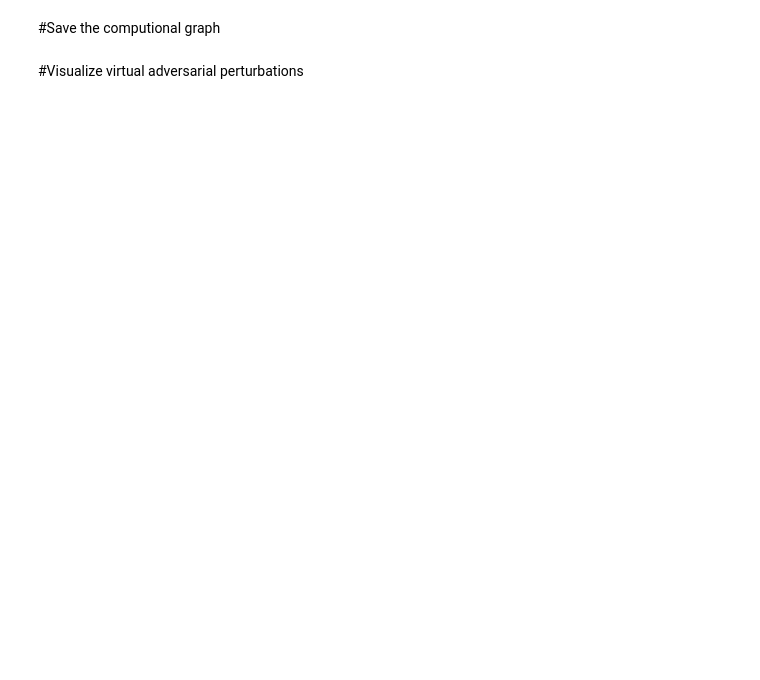
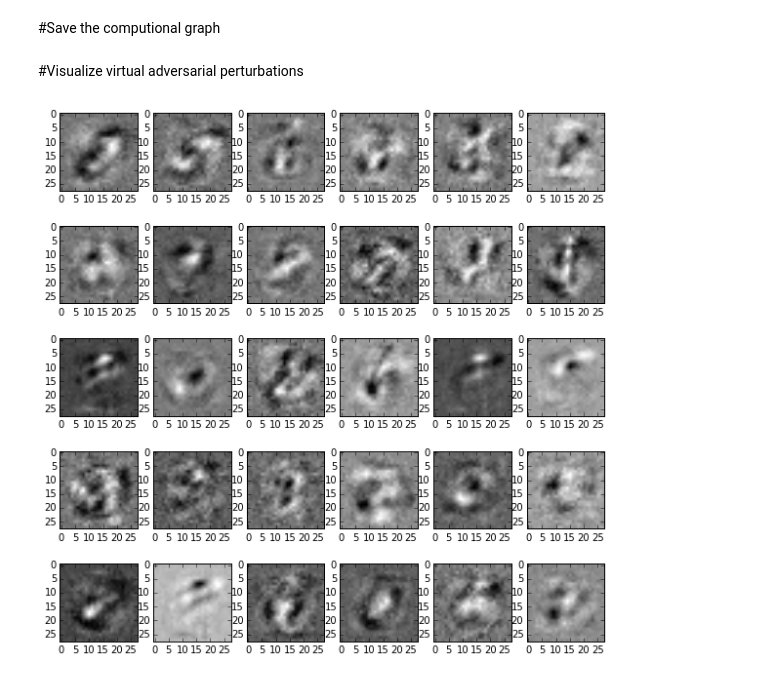
Before and after one commit to takerum/vat_chainer, a Jupyter notebook: source/train.ipynb, the cells around one changed output. Drawn from its saved outputs; the diff is of its cells as text; code cells hidden in the pictures; blank space fills up the shorter version.

```diff
--- a/source/train.ipynb
+++ b/source/train.ipynb
@@ -72,9 +76,15 @@ for epoch in xrange(100):
     sum_accuracy = 0
 
     for i in xrange(0, 60000, batchsize):
-        x_batch = Variable(cuda.to_gpu(x_train[indexes[i : i + batchsize]]))
-        y_batch = Variable(cuda.to_gpu(y_train[indexes[i : i + batchsize]]))
+        x_batch = x_train[indexes[i : i + batchsize]]
+        y_batch = y_train[indexes[i : i + batchsize]]
+        with cupy.cuda.Device(1):
+            x_batch = cupy.array(x_batch)
+            y_batch = cupy.array(y_batch)
+        x_batch = Variable(x_batch)
+        y_batch = Variable(y_batch)
         nll, cost_vadv= virtual_adversarial_trainer.cost_virtual_adversarial_training(x_batch,y_batch,unchain_clean_y=True)
+        #nll, cost_vadv= virtual_adversarial_trainer.cost_adversarial_training(x_batch,y_batch)
         sum_nll += nll.data*batchsize
         sum_cost_vadv += cost_vadv.data*batchsize
         sum_accuracy += virtual_adversarial_trainer.accuracy(x_batch,y_batch).data*batchsize
@@ -91,8 +101,13 @@ for epoch in xrange(100):
 
     sum_test_accuracy = 0
     for i in xrange(0, 10000, batchsize):
-        x_batch = Variable(cuda.to_gpu(x_test[i : i + batchsize]))
-        y_batch = Variable(cuda.to_gpu(y_test[i : i + batchsize]))
+        x_batch = x_test[i : i + batchsize]
+        y_batch = y_test[i : i + batchsize]
+        with cupy.cuda.Device(1):
+            x_batch = cupy.array(x_batch)
+            y_batch = cupy.array(y_batch)
+        x_batch = Variable(x_batch)
+        y_batch = Variable(y_batch)
         sum_test_accuracy  += virtual_adversarial_trainer.accuracy(x_batch,y_batch).data*batchsize
 
     print '[epoch ' +  str(epoch) +']'
@@ -110,9 +128,21 @@ Source(g,filename='computational_graph',).save()
 # %%
 import matplotlib.pyplot as plt
 %matplotlib inline
+indexes = numpy.random.permutation(10000)
+x_batch = x_test[indexes[:30]]
+with cupy.cuda.Device(1):
+    x_batch = cupy.array(x_batch)
+x_batch = Variable(x_batch)
+
 xvadv, ptb = virtual_adversarial_trainer.get_virtual_adversarial_examples(x_batch,test=False)
+
+with cupy.cuda.Device(1):
+     ptb = ptb.get()
+
 plt.figure(figsize=(10,10))
 for i in xrange(30):
     plt.subplot(5,6,i)
-    plt.imshow(cuda.to_cpu(ptb[i]).reshape((28,28)),cmap='binary')
+    plt.imshow(ptb[i].reshape((28,28)),cmap='binary')
 plt.show()
+# %% [output]
+[figure, added]
```
Also changed, not shown: parts of 8 cells of this notebook, 3 other files.
